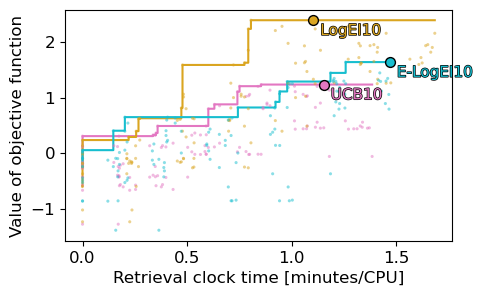
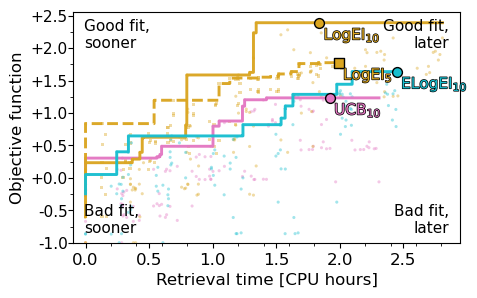
Code edit (unified diff) that turned the first committed figure into the second:
--- before
+++ after
@@ -2,11 +2,14 @@
 
 acqf_suffixes = ('ucb', 'lei', 'elei')
-acqf_labels = ('UCB', 'LogEI', 'E-LogEI')
+acqf_labels = ('UCB', 'LogEI', 'ELogEI')
 acqf_cols = ('tab:pink', 'goldenrod', 'tab:cyan')
 
 ncpu_suffixes = ('5', '10')
-ncpu_style = ('s', 'o')
+ncpu_marker = ('s', 'o')
+ncpu_style = ('--', '-')
 
 fig,ax = plt.subplots(1,1,figsize=(5,3))
+
+ymin = -1
 
 for iacqf, acqf in enumerate(acqf_suffixes):
@@ -14,6 +17,7 @@
 
         col = acqf_cols[iacqf]
-        sty = ncpu_style[icpu]
-        lbl = acqf_labels[iacqf] + cpu
+        ms = ncpu_marker[icpu]
+        ls = ncpu_style[icpu]
+        lbl = acqf_labels[iacqf] + r"$_{\mathrm{"+ cpu + r"}}$"
         ncpu = int(cpu)
 
@@ -29,5 +33,4 @@
         obs_this   = bo['obs']  # observables for this BO run
         prs_this   = bo['prs']  # parameters ranges for this BO run
-
 
         # get xmin from all cases
@@ -49,7 +52,7 @@
             yv = log[isim]['y_value']
 
-            # calculate time per nCPUs
-            t0 = t0/(ncpu*60)
-            t1 = t1/(ncpu*60)
+            # calculate time with nCPUs
+            t0 = ncpu*t0/3600
+            t1 = ncpu*t1/3600
             xmax = max(xmax, t1)
 
@@ -57,30 +60,50 @@
             yarr.extend([yv, yv])
 
+        yarr = np.clip(yarr, ymin, None)
+        xarr = np.array(xarr)
+
         # scatter all the data
-        ax.scatter(xarr, yarr, color=col, alpha=0.5, edgecolor='none',
-                       s=5, zorder=10, lw=1, marker=sty)
+        ax.scatter(xarr, yarr, color=col, alpha=0.4, edgecolor='none',
+                       s=5, zorder=10, lw=1, marker=ms)
 
         # line plot showing max over time
         mask = np.argsort(xarr)
-        xarr = np.array(xarr)[mask]
-        yarr = np.array(yarr)[mask]
+        xarr = xarr[mask]
+        yarr = yarr[mask]
         yarr = np.maximum.accumulate(yarr)
-        ax.plot(xarr, yarr, color=col, alpha=1,)
+        ax.plot(xarr, yarr, color=col, alpha=0.96, lw=2.1, zorder=20, linestyle=ls)
 
         # best point
-        xbest = (xbest - tmin) / (ncpu * 60)
+        xbest = (xbest - tmin) / 3600 * ncpu
         ax.scatter(xbest, ybest, color=col, edgecolor='k',
-                   s=50, zorder=30, lw=1, marker=sty)
+                   s=50, zorder=30, lw=1, marker=ms)
 
         # legend entry
         # ax.plot([], [], color=col, ls=ls, label=lbl)
-        ax.annotate(lbl, xy=(xbest, ybest), xytext=(5, -2), textcoords='offset points',
+        ax.annotate(lbl, xy=(xbest, ybest), xytext=(3, -2), textcoords='offset points',
                     path_effects=[pe.Stroke(linewidth=1, foreground='k'), pe.Normal()],
-                    zorder=31,
+                    zorder=31, rotation=0, rotation_mode='anchor',
                     color=col, fontsize=11, ha='left', va='top')
 
+for (ann_s, ann_x) in [("sooner", 0.03), ("later", 0.97)]:
+    for (ann_l, ann_y) in [("Good fit", 0.97), ("Bad fit", 0.03)]:
+        ha = 'left' if ann_x < 0.5 else 'right'
+        va = 'top' if ann_y > 0.5 else 'bottom'
+        txt = f"{ann_l},\n{ann_s}"
 
-ax.set_xlabel("Retrieval clock time [minutes/CPU]")
-ax.set_ylabel("Value of objective function")
+        ax.text(ann_x, ann_y, txt, transform=ax.transAxes, fontsize=11, ha=ha, va=va, zorder=99,
+            color='k')
+
+ax.set_ylabel("Objective function")
+ax.set_ylim(bottom=ymin)
+ax.yaxis.set_major_locator(MultipleLocator(0.5))
+ax.yaxis.set_minor_locator(MultipleLocator(0.25))
+ax.yaxis.set_major_formatter(mpl.ticker.FormatStrFormatter("%+.1f"))
+ax.tick_params(axis='y', which='major', pad=0.1, labelsize=11)
+
+ax.set_xlabel("Retrieval time [CPU hours]")
+ax.set_xlim(left=-0.1)
+ax.xaxis.set_major_locator(MultipleLocator(0.5))
+ax.xaxis.set_minor_locator(MultipleLocator(0.2))
 
 fig.savefig("output/bo_perf.pdf", bbox_inches='tight', dpi=DPI, pad_inches=0.01)

Commit: Another panel